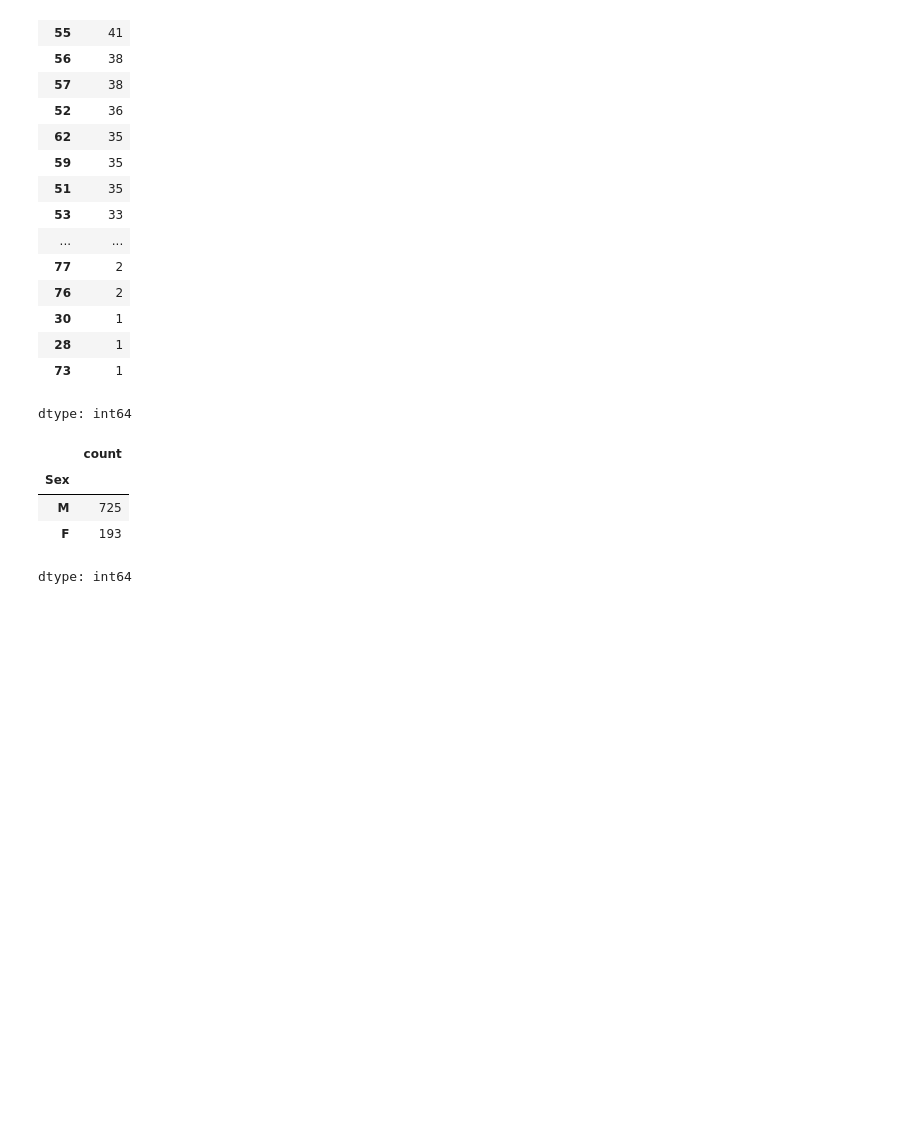
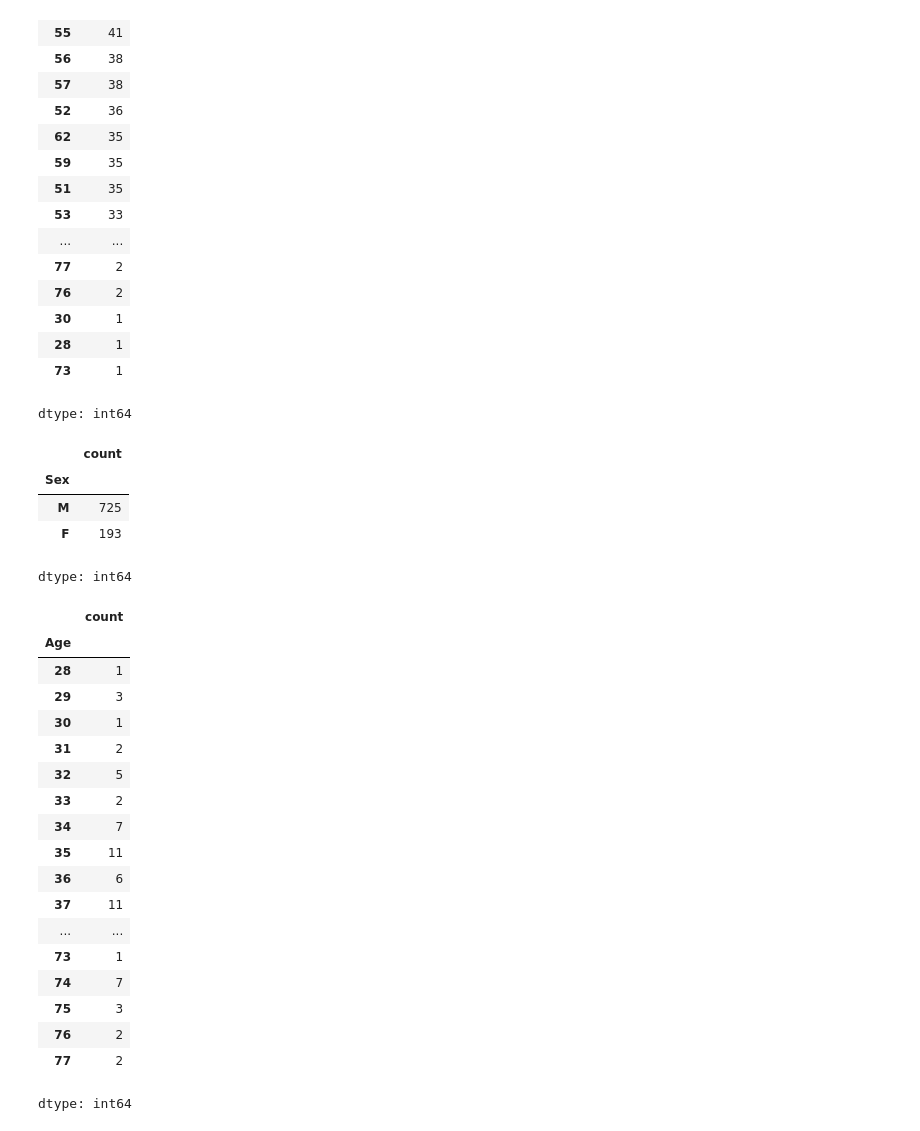
Before and after one commit to Joao-VICTOR4433/estudando-analise-de-dados, a Jupyter notebook: tratamento_de_classificação.ipynb, the cells around one changed output. Cells and saved outputs as stored; diff of their text form; code cells hidden in the pictures; blank space fills up the shorter version.

```diff
--- a/tratamento_de_classificação.ipynb
+++ b/tratamento_de_classificação.ipynb
@@ -57,3 +57,25 @@ dados["Sex"].value_counts()
 | M | 725 |
 | F | 193 |
 dtype: int64
+# %%
+dados["Age"].value_counts().sort_index() #coloca em ordem crescente
+# %% [output]
+|  | count |
+| Age |  |
+| 28 | 1 |
+| 29 | 3 |
+| 30 | 1 |
+| 31 | 2 |
+| 32 | 5 |
+| 33 | 2 |
+| 34 | 7 |
+| 35 | 11 |
+| 36 | 6 |
+| 37 | 11 |
+| ... | ... |
+| 73 | 1 |
+| 74 | 7 |
+| 75 | 3 |
+| 76 | 2 |
+| 77 | 2 |
+dtype: int64
```
